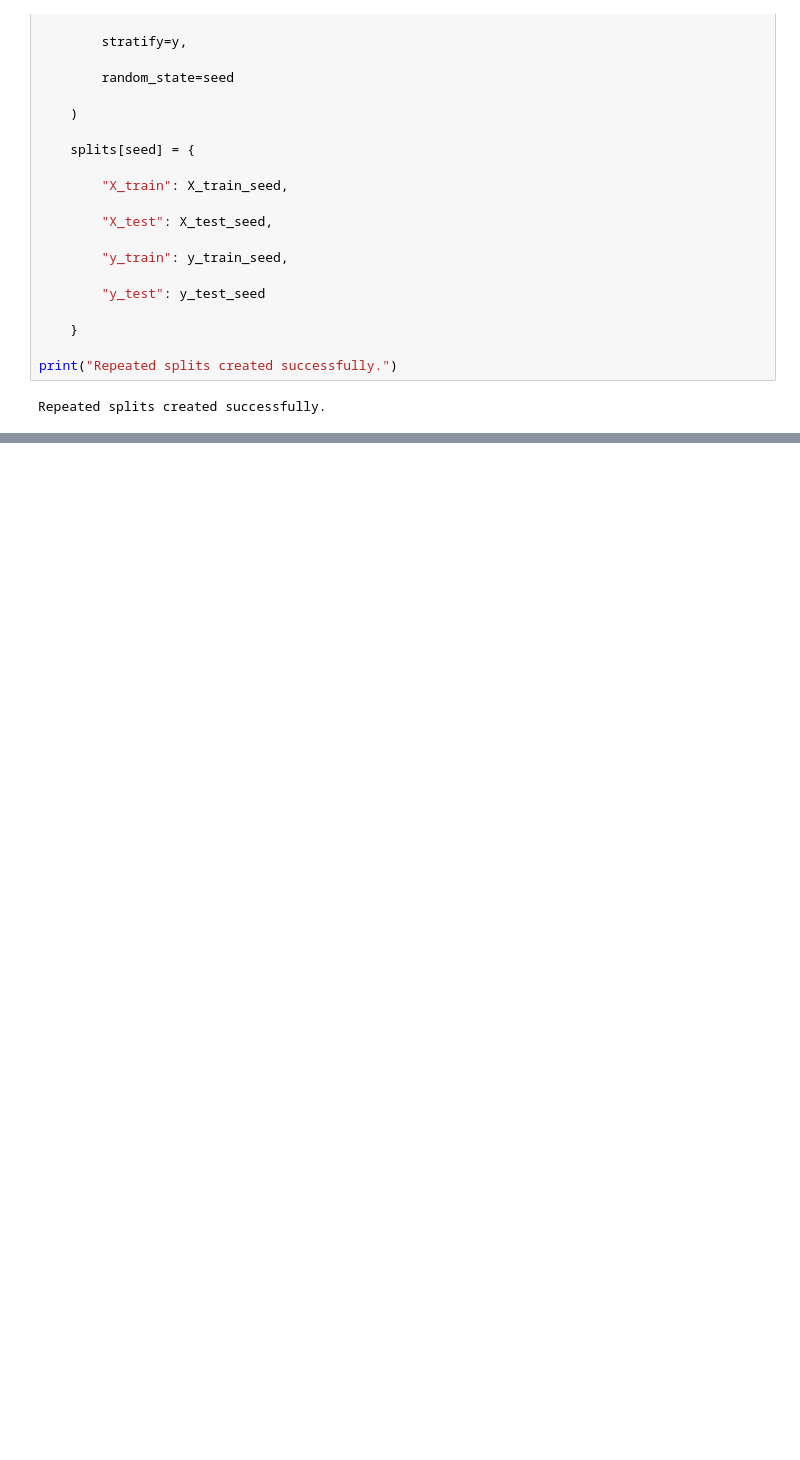
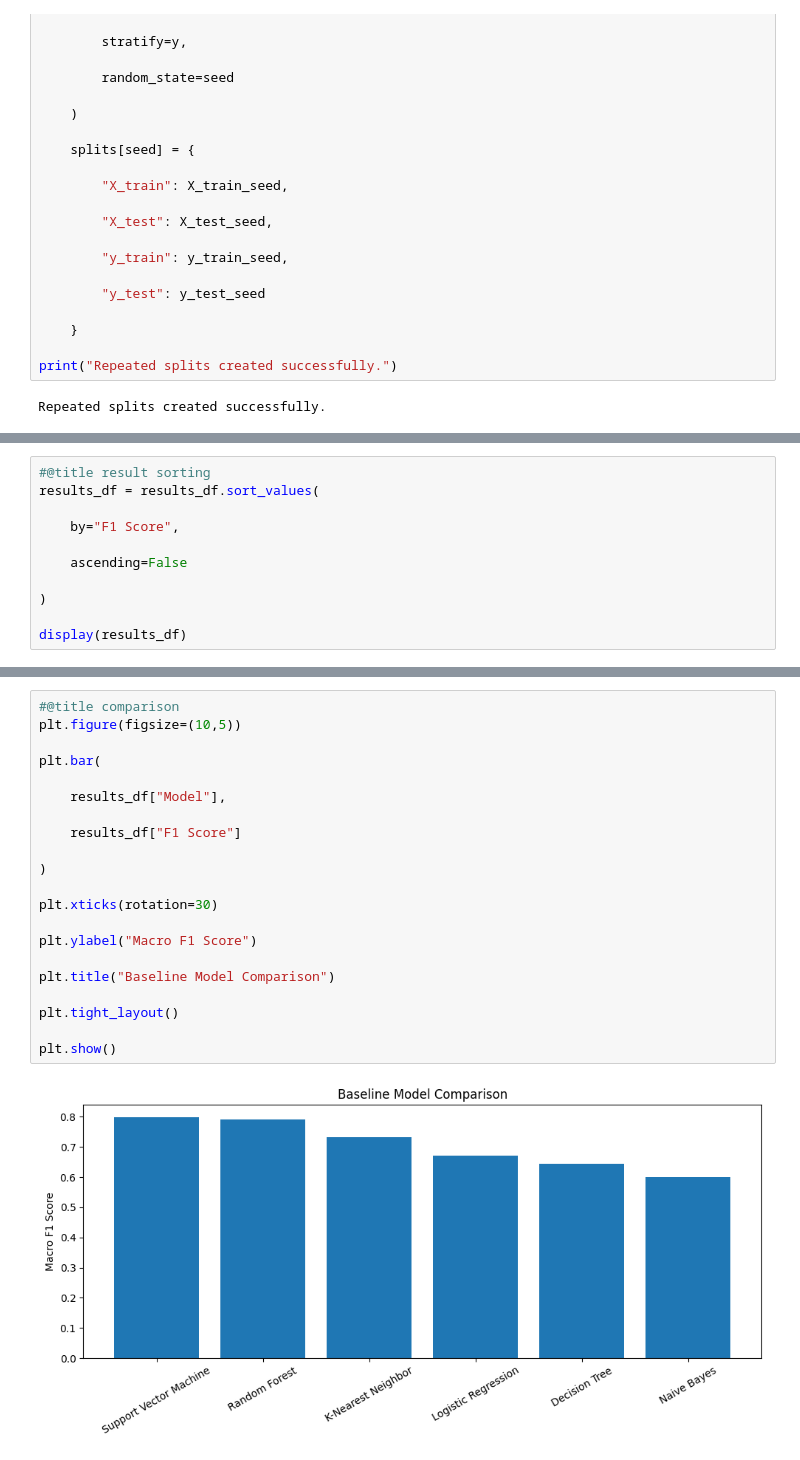
Before and after one commit to Sia0412/Flask-Mega, a Jupyter notebook: IOT_ecosystem.ipynb, the cells around one changed output, grey strips where cells are left out. Saved outputs shown, nothing was run; the diff lists cells and outputs as text; blank space fills up the shorter version.

```diff
--- a/IOT_ecosystem.ipynb
+++ b/IOT_ecosystem.ipynb
@@ -1720,0 +1935,11 @@ Repeated splits created successfully.
+# %%
+#@title result sorting
+results_df = results_df.sort_values(
+
+    by="F1 Score",
+
+    ascending=False
+
+)
+
+display(results_df)
@@ -1720,0 +2044,23 @@ Repeated splits created successfully.
+# %%
+#@title comparison
+plt.figure(figsize=(10,5))
+
+plt.bar(
+
+    results_df["Model"],
+
+    results_df["F1 Score"]
+
+)
+
+plt.xticks(rotation=30)
+
+plt.ylabel("Macro F1 Score")
+
+plt.title("Baseline Model Comparison")
+
+plt.tight_layout()
+
+plt.show()
+# %% [output]
+[figure, added]
```
Also changed, not shown: parts of 9 cells of this notebook.
